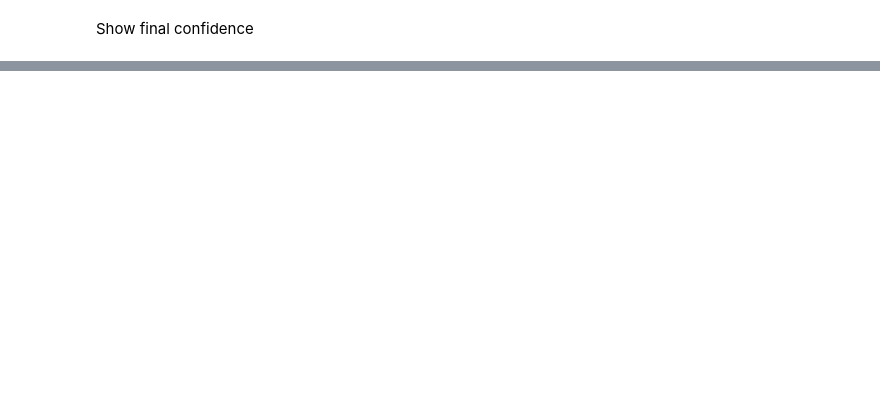
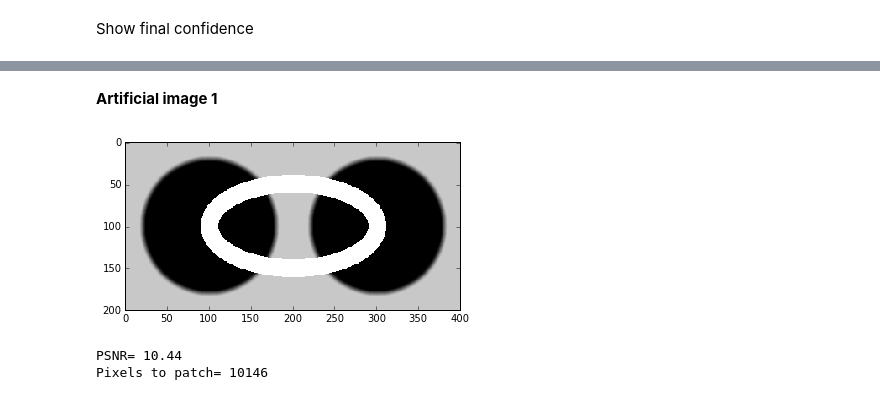
Before and after one commit to rmetchev/IVP-Python, a Jupyter notebook: Week7.ipynb, the cells around one changed output, grey strips where cells are left out. Saved outputs shown, nothing was run; the diff lists cells and outputs as text; code cells hidden in the pictures; blank space fills up the shorter version.

```diff
--- a/Week7.ipynb
+++ b/Week7.ipynb
@@ -474,0 +476,28 @@ imgplt = plt.imshow(confidence, "gray", interpolation="nearest")
+# %% [markdown]
+__Artificial image 1__
+# %%
+img_orig = 200. * np.ones((200,400))
+img_orig = cv2.circle(img_orig, (100,100), 80, color=0, thickness=-1)
+img_orig = cv2.circle(img_orig, (300,100), 80, color=0, thickness=-1)
+k = 7
+img_orig = cv2.filter2D(img_orig, ddepth=-1, kernel=np.ones((k,k))/(k*k))
+#imgplt = plt.imshow(img_orig, "gray", vmin=0, vmax=255, interpolation="nearest")
+# %%
+mask_orig = np.zeros((200,400))
+mask_orig = cv2.ellipse(mask_orig, (200,100), (100,50), 0, 0, 360, color=1, thickness=20)
+
+confidence = np.ones((200,400))
+confidence[mask_orig==1] = 0
+mask = np.copy(mask_orig)
+
+img = np.copy(img_orig)
+img[mask_orig==1] = 255.
+imgplt = plt.imshow(img, "gray", vmin=0, vmax=255, interpolation="nearest")
+# %% [output]
+[figure, added]
+# %%
+print "PSNR=", psnr(img, img_orig)
+print "Pixels to patch=", np.where(mask==1)[0].size
+# %% [output]
+PSNR= 10.44
+Pixels to patch= 10146
```
Also changed, not shown: parts of 20 cells of this notebook, 1 other file.
